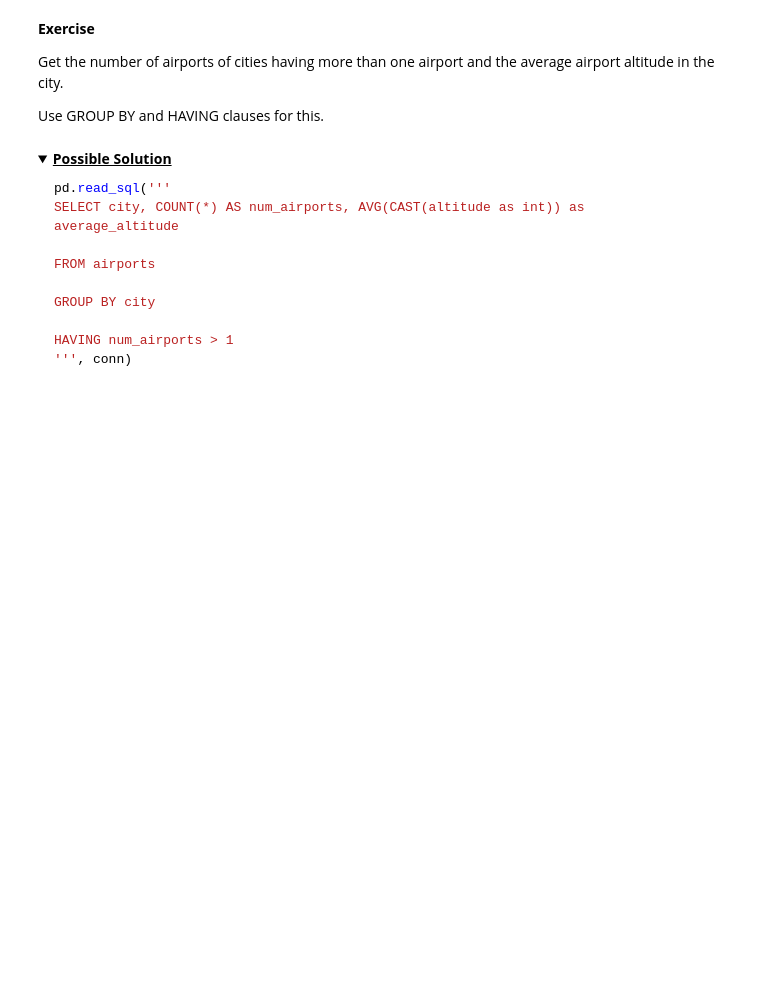
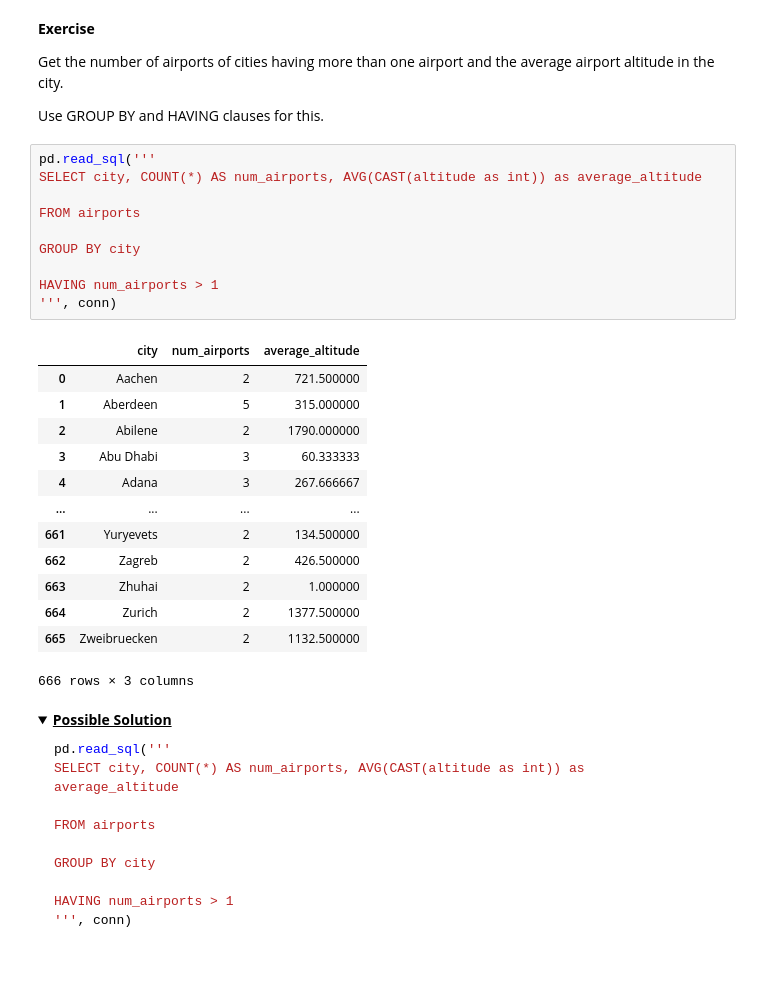
Before and after one commit to virgiliaantonucci/NYC-DS-080723, a Jupyter notebook: Phase2/GroupbyJoins.ipynb, the cells around one changed output. Drawn from its saved outputs; the diff is of its cells as text; folded sections open; blank space fills up the shorter version.

```diff
--- a/Phase2/GroupbyJoins.ipynb
+++ b/Phase2/GroupbyJoins.ipynb
@@ -194,6 +305,30 @@ pd.read_sql('''
 Get the number of airports of cities having more than one airport and the average airport altitude in the city.
 
 Use GROUP BY and HAVING clauses for this.
+# %%
+pd.read_sql('''
+SELECT city, COUNT(*) AS num_airports, AVG(CAST(altitude as int)) as average_altitude
+
+FROM airports
+
+GROUP BY city
+
+HAVING num_airports > 1
+''', conn)
+# %% [output]
+|  | city | num_airports | average_altitude |
+| 0 | Aachen | 2 | 721.500000 |
+| 1 | Aberdeen | 5 | 315.000000 |
+| 2 | Abilene | 2 | 1790.000000 |
+| 3 | Abu Dhabi | 3 | 60.333333 |
+| 4 | Adana | 3 | 267.666667 |
+| ... | ... | ... | ... |
+| 661 | Yuryevets | 2 | 134.500000 |
+| 662 | Zagreb | 2 | 426.500000 |
+| 663 | Zhuhai | 2 | 1.000000 |
+| 664 | Zurich | 2 | 1377.500000 |
+| 665 | Zweibruecken | 2 | 1132.500000 |
+666 rows × 3 columns
 # %% [markdown]
 <details>
     <summary><b><u>Possible Solution</u></b></summary>
```
Also changed, not shown: parts of 18 cells of this notebook, 2 other files.
